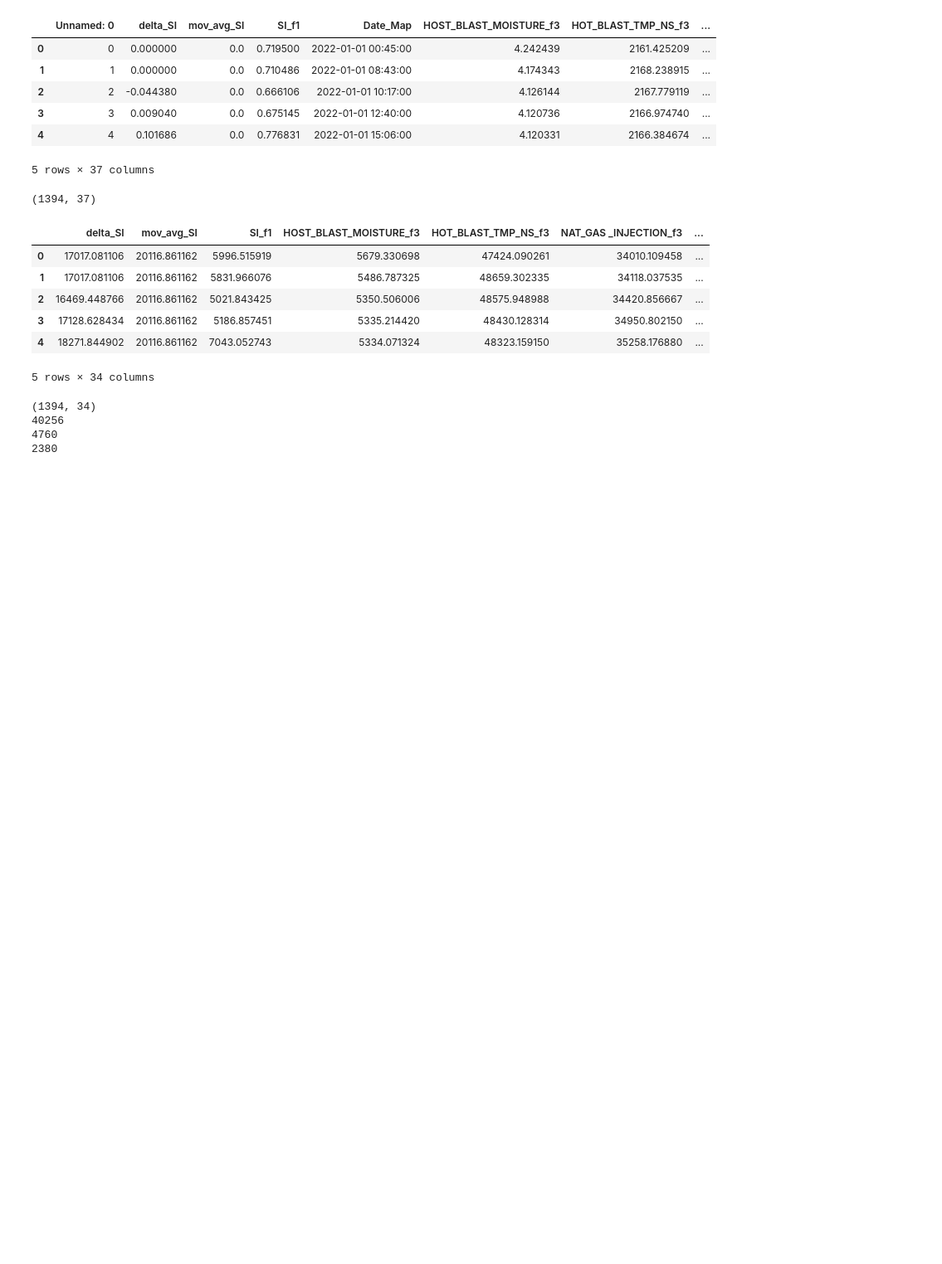
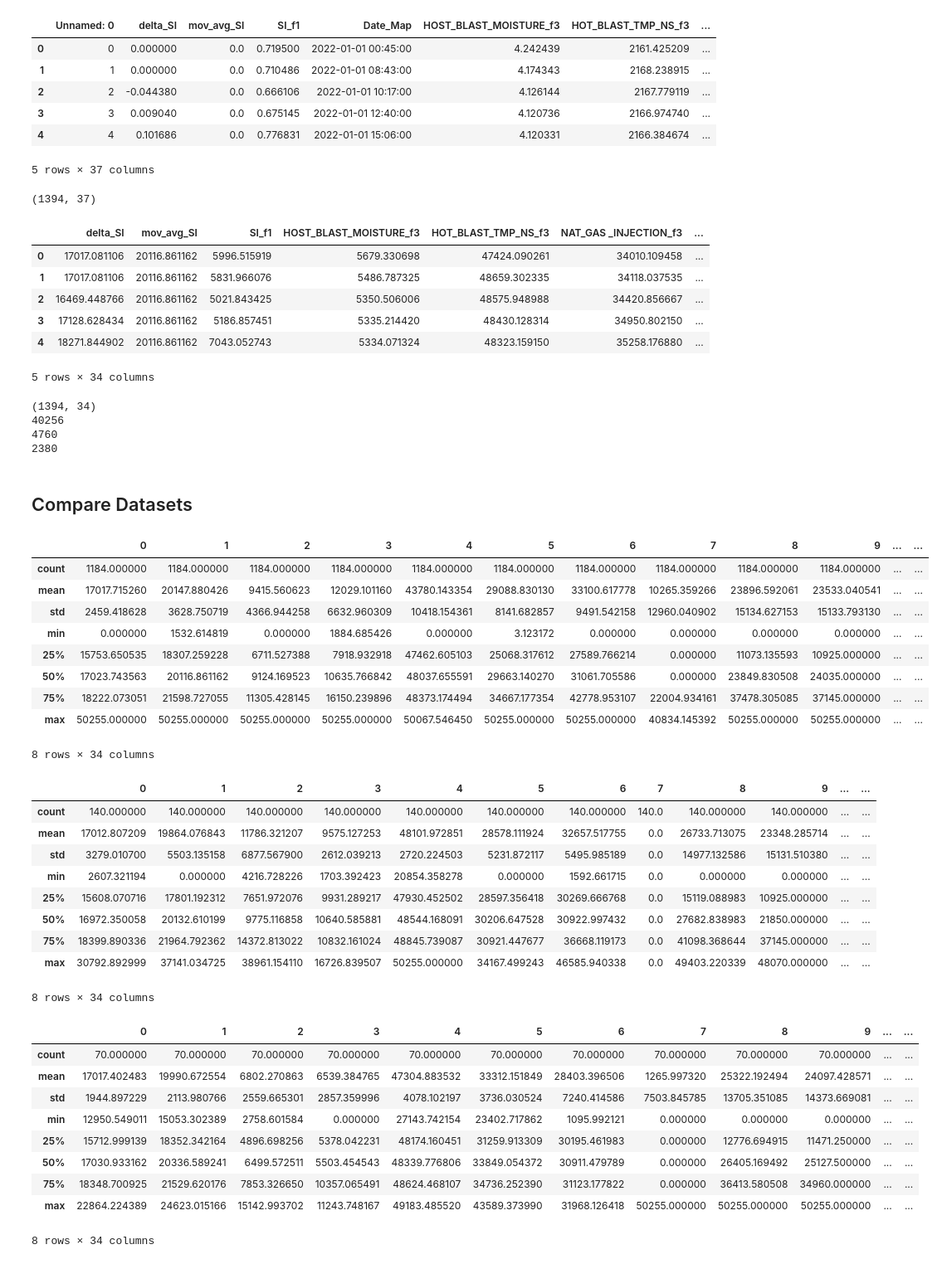
Before and after one commit to JoeyShapiro/GPT-Scratch-TimeSeries, a Jupyter notebook: data.ipynb, the cells around one changed output. Shown at 83% size. Saved outputs shown, nothing was run; the diff lists cells and outputs as text; code cells hidden in the pictures; blank space fills up the shorter version.

```diff
--- a/data.ipynb
+++ b/data.ipynb
@@ -368,3 +368,47 @@ df_test.to_csv('rcalix-clean-test.csv', index=False, header=False)
 40256
 4760
 2380
+# %% [markdown]
+## Compare Datasets
+# %%
+import pandas as pd
+
+df_train = pd.read_csv('rcalix-clean-train.csv', header=None)
+df_eval = pd.read_csv('rcalix-clean-eval.csv', header=None)
+df_test = pd.read_csv('rcalix-clean-test.csv', header=None)
+
+# get min,max, mean, std of each column
+display(df_train.describe())
+display(df_eval.describe())
+display(df_test.describe())
+# %% [output]
+|  | 0 | 1 | 2 | 3 | 4 | 5 | 6 | 7 | 8 | 9 | ... | ... |
+| count | 1184.000000 | 1184.000000 | 1184.000000 | 1184.000000 | 1184.000000 | 1184.000000 | 1184.000000 | 1184.000000 | 1184.000000 | 1184.000000 | ... | ... |
+| mean | 17017.715260 | 20147.880426 | 9415.560623 | 12029.101160 | 43780.143354 | 29088.830130 | 33100.617778 | 10265.359266 | 23896.592061 | 23533.040541 | ... | ... |
+| std | 2459.418628 | 3628.750719 | 4366.944258 | 6632.960309 | 10418.154361 | 8141.682857 | 9491.542158 | 12960.040902 | 15134.627153 | 15133.793130 | ... | ... |
+| min | 0.000000 | 1532.614819 | 0.000000 | 1884.685426 | 0.000000 | 3.123172 | 0.000000 | 0.000000 | 0.000000 | 0.000000 | ... | ... |
+| 25% | 15753.650535 | 18307.259228 | 6711.527388 | 7918.932918 | 47462.605103 | 25068.317612 | 27589.766214 | 0.000000 | 11073.135593 | 10925.000000 | ... | ... |
+| 50% | 17023.743563 | 20116.861162 | 9124.169523 | 10635.766842 | 48037.655591 | 29663.140270 | 31061.705586 | 0.000000 | 23849.830508 | 24035.000000 | ... | ... |
+| 75% | 18222.073051 | 21598.727055 | 11305.428145 | 16150.239896 | 48373.174494 | 34667.177354 | 42778.953107 | 22004.934161 | 37478.305085 | 37145.000000 | ... | ... |
+| max | 50255.000000 | 50255.000000 | 50255.000000 | 50255.000000 | 50067.546450 | 50255.000000 | 50255.000000 | 40834.145392 | 50255.000000 | 50255.000000 | ... | ... |
+8 rows × 34 columns
+|  | 0 | 1 | 2 | 3 | 4 | 5 | 6 | 7 | 8 | 9 | ... | ... |
+| count | 140.000000 | 140.000000 | 140.000000 | 140.000000 | 140.000000 | 140.000000 | 140.000000 | 140.0 | 140.000000 | 140.000000 | ... | ... |
+| mean | 17012.807209 | 19864.076843 | 11786.321207 | 9575.127253 | 48101.972851 | 28578.111924 | 32657.517755 | 0.0 | 26733.713075 | 23348.285714 | ... | ... |
+| std | 3279.010700 | 5503.135158 | 6877.567900 | 2612.039213 | 2720.224503 | 5231.872117 | 5495.985189 | 0.0 | 14977.132586 | 15131.510380 | ... | ... |
+| min | 2607.321194 | 0.000000 | 4216.728226 | 1703.392423 | 20854.358278 | 0.000000 | 1592.661715 | 0.0 | 0.000000 | 0.000000 | ... | ... |
+| 25% | 15608.070716 | 17801.192312 | 7651.972076 | 9931.289217 | 47930.452502 | 28597.356418 | 30269.666768 | 0.0 | 15119.088983 | 10925.000000 | ... | ... |
+| 50% | 16972.350058 | 20132.610199 | 9775.116858 | 10640.585881 | 48544.168091 | 30206.647528 | 30922.997432 | 0.0 | 27682.838983 | 21850.000000 | ... | ... |
+| 75% | 18399.890336 | 21964.792362 | 14372.813022 | 10832.161024 | 48845.739087 | 30921.447677 | 36668.119173 | 0.0 | 41098.368644 | 37145.000000 | ... | ... |
+| max | 30792.892999 | 37141.034725 | 38961.154110 | 16726.839507 | 50255.000000 | 34167.499243 | 46585.940338 | 0.0 | 49403.220339 | 48070.000000 | ... | ... |
+8 rows × 34 columns
+|  | 0 | 1 | 2 | 3 | 4 | 5 | 6 | 7 | 8 | 9 | ... | ... |
+| count | 70.000000 | 70.000000 | 70.000000 | 70.000000 | 70.000000 | 70.000000 | 70.000000 | 70.000000 | 70.000000 | 70.000000 | ... | ... |
+| mean | 17017.402483 | 19990.672554 | 6802.270863 | 6539.384765 | 47304.883532 | 33312.151849 | 28403.396506 | 1265.997320 | 25322.192494 | 24097.428571 | ... | ... |
+| std | 1944.897229 | 2113.980766 | 2559.665301 | 2857.359996 | 4078.102197 | 3736.030524 | 7240.414586 | 7503.845785 | 13705.351085 | 14373.669081 | ... | ... |
+| min | 12950.549011 | 15053.302389 | 2758.601584 | 0.000000 | 27143.742154 | 23402.717862 | 1095.992121 | 0.000000 | 0.000000 | 0.000000 | ... | ... |
+| 25% | 15712.999139 | 18352.342164 | 4896.698256 | 5378.042231 | 48174.160451 | 31259.913309 | 30195.461983 | 0.000000 | 12776.694915 | 11471.250000 | ... | ... |
+| 50% | 17030.933162 | 20336.589241 | 6499.572511 | 5503.454543 | 48339.776806 | 33849.054372 | 30911.479789 | 0.000000 | 26405.169492 | 25127.500000 | ... | ... |
+| 75% | 18348.700925 | 21529.620176 | 7853.326650 | 10357.065491 | 48624.468107 | 34736.252390 | 31123.177822 | 0.000000 | 36413.580508 | 34960.000000 | ... | ... |
+| max | 22864.224389 | 24623.015166 | 15142.993702 | 11243.748167 | 49183.485520 | 43589.373990 | 31968.126418 | 50255.000000 | 50255.000000 | 50255.000000 | ... | ... |
+8 rows × 34 columns
```
Also changed, not shown: parts of 1 cell of this notebook, 1 other file.
